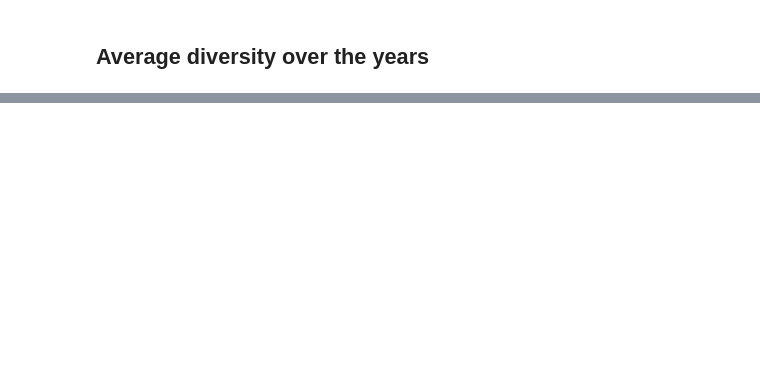
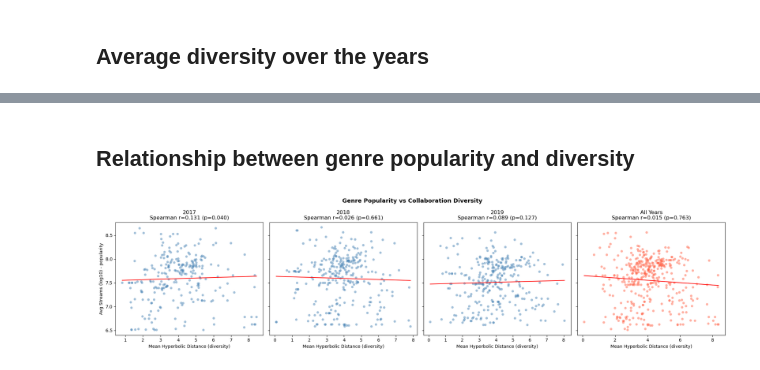
Before and after one commit to mvkolaj/Bachelor, a Jupyter notebook: code/distances_visualizations.ipynb, the cells around one changed output, grey strips where cells are left out. Cells and saved outputs as stored; diff of their text form; code cells hidden in the pictures; blank space fills up the shorter version.

```diff
--- a/code/distances_visualizations.ipynb
+++ b/code/distances_visualizations.ipynb
@@ -337,0 +438,53 @@ Spearman correlation (year vs distance): r=-0.0169, p=0.1422
+# %% [markdown]
+## Relationship between genre popularity and diversity
+# %%
+# compute per-genre stats
+source = all_years[["source", "avg_streams", "hyperbolic_distance", "year"]].rename(columns={"source": "genre"})
+target = all_years[["target", "avg_streams", "hyperbolic_distance", "year"]].rename(columns={"target": "genre"})
+combined = pd.concat([source, target], ignore_index=True)
+
+genre_stats = combined.groupby(["genre", "year"]).agg(
+    avg_streams=("avg_streams", "mean"),
+    mean_diversity=("hyperbolic_distance", "mean")
+).reset_index()
+
+# all years combined per genre (ignore year)
+genre_stats_all = combined.groupby("genre").agg(
+    avg_streams=("avg_streams", "mean"),
+    mean_diversity=("hyperbolic_distance", "mean")
+).reset_index()
+
+# ── plots ─────────────────────────────────────────────────────────────────────
+fig, axes = plt.subplots(1, 4, figsize=(20, 5), sharey=True)
+fig.suptitle("Genre Popularity vs Collaboration Diversity", fontsize=13, fontweight="bold")
+
+# individual years
+for ax, year in zip(axes[:3], [2017, 2018, 2019]):
+    year_df = genre_stats[genre_stats["year"] == year]
+    ax.scatter(year_df["mean_diversity"],
+               np.log10(year_df["avg_streams"]),
+               alpha=0.5, color="steelblue", edgecolors="none", s=30)
+    z = np.polyfit(year_df["mean_diversity"], np.log10(year_df["avg_streams"]), 1)
+    x_line = np.linspace(year_df["mean_diversity"].min(), year_df["mean_diversity"].max(), 100)
+    axes[list([2017, 2018, 2019]).index(year)].plot(x_line, np.poly1d(z)(x_line), color="red", linewidth=1.5)
+    r, p = stats.spearmanr(year_df["mean_diversity"], year_df["avg_streams"])
+    ax.set_title(f"{year}\nSpearman r={r:.3f} (p={p:.3f})")
+    ax.set_xlabel("Mean Hyperbolic Distance (diversity)")
+    if year == 2017:
+        ax.set_ylabel("Avg Streams (log10) - popularity")
+
+# all years
+axes[3].scatter(genre_stats_all["mean_diversity"],
+                np.log10(genre_stats_all["avg_streams"]),
+                alpha=0.5, color="tomato", edgecolors="none", s=30)
+z = np.polyfit(genre_stats_all["mean_diversity"], np.log10(genre_stats_all["avg_streams"]), 1)
+x_line = np.linspace(genre_stats_all["mean_diversity"].min(), genre_stats_all["mean_diversity"].max(), 100)
+axes[3].plot(x_line, np.poly1d(z)(x_line), color="red", linewidth=1.5)
+r, p = stats.spearmanr(genre_stats_all["mean_diversity"], genre_stats_all["avg_streams"])
+axes[3].set_title(f"All Years\nSpearman r={r:.3f} (p={p:.3f})")
+axes[3].set_xlabel("Mean Hyperbolic Distance (diversity)")
+
+plt.tight_layout()
+plt.show()
+# %% [output]
+[figure, added]
```
Also changed, not shown: parts of 11 cells of this notebook.
